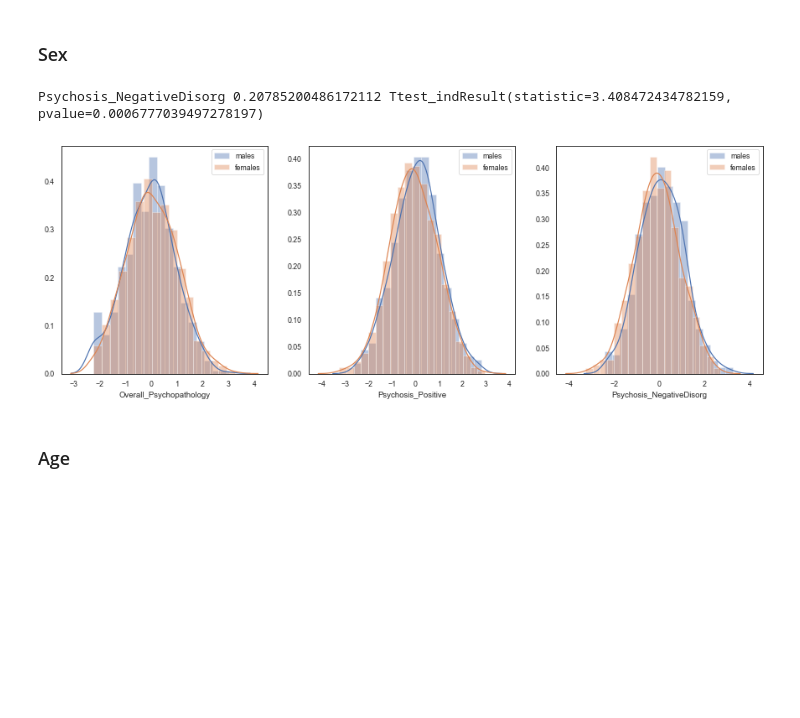
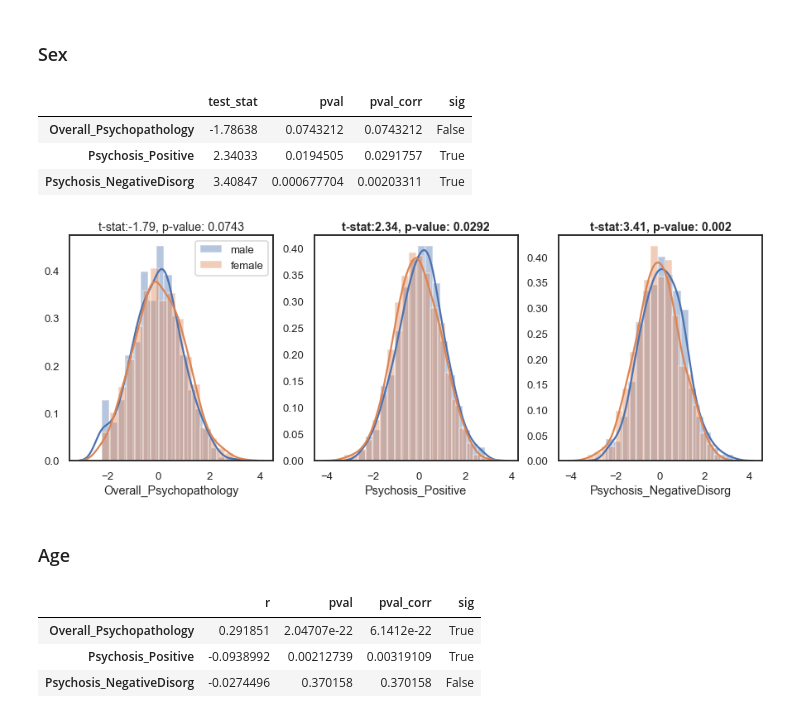
Before and after one commit to lindenmp/neurodev_cs_predictive, a Jupyter notebook: 1_code/3_results_sample_characteristics.ipynb, the cells around one changed output. Drawn from its saved outputs; the diff is of its cells as text; code cells hidden in the pictures; blank space fills up the shorter version.

```diff
--- a/1_code/3_results_sample_characteristics.ipynb
+++ b/1_code/3_results_sample_characteristics.ipynb
@@ -52,7 +55,7 @@ phenos_short = ['Ov. Psy.','Psy. (pos)','Psy. (neg)']
 # %%
 if not os.path.exists(figdir): os.makedirs(figdir)
 os.chdir(figdir)
-sns.set(style='white', context = 'paper', font_scale = 1)
+sns.set(style='white', context = 'talk', font_scale = 0.8)
 cmap = my_get_cmap('pair')
 # %% [markdown]
 ## Load data
@@ -77,27 +88,71 @@ df['ageAtScan1_Years'].std()
 3.4238927087439732
 # %% [markdown]
 ### Sex
+# %%
+stats = pd.DataFrame(index = phenos, columns = ['test_stat', 'pval'])
+
+for i, pheno in enumerate(phenos):
+    x = df.loc[df.loc[:,'sex'] == 1,pheno]
+    y = df.loc[df.loc[:,'sex'] == 2,pheno]
+
+    test_output = sp.stats.ttest_ind(x,y)
+    stats.loc[pheno,'test_stat'] = test_output[0]
+    stats.loc[pheno,'pval'] = test_output[1]
+
+stats.loc[:,'pval_corr'] = get_fdr_p(stats.loc[:,'pval'])
+stats.loc[:,'sig'] = stats.loc[:,'pval_corr'] < 0.05
+
+stats
+# %% [output]
+|  | test_stat | pval | pval_corr | sig |
+| Overall_Psychopathology | -1.78638 | 0.0743212 | 0.0743212 | False |
+| Psychosis_Positive | 2.34033 | 0.0194505 | 0.0291757 | True |
+| Psychosis_NegativeDisorg | 3.40847 | 0.000677704 | 0.00203311 | True |
 # %%
-f, ax = plt.subplots(1,3)
-f.set_figwidth(15)
+f, ax = plt.subplots(1,len(phenos))
+f.set_figwidth(len(phenos)*5)
 f.set_figheight(5)
 
 # sex: 1=male, 2=female
 for i, pheno in enumerate(phenos):
-    x = df.loc[df['sex'] == 1,pheno]
-    y = df.loc[df['sex'] == 2,pheno]
-    stats_output = sp.stats.ttest_ind(x,y)
-    if stats_output[1] < .05/len(phenos):
-        print(pheno, np.mean(x)-np.mean(y), stats_output)
+    x = df.loc[df.loc[:,'sex'] == 1,pheno]
+    sns.distplot(x, ax = ax[i], label = 'male')
 
-    sns.distplot(x, ax=ax[i], label = 'males')
-    sns.distplot(y, ax=ax[i], label = 'females')
-    ax[i].legend()
+    y = df.loc[df.loc[:,'sex'] == 2,pheno]
+    sns.distplot(y, ax = ax[i], label = 'female')
+
+    if i == 0:
+        ax[i].legend()
+    ax[i].set_xlabel(pheno)
+
+    if stats.loc[pheno,'sig']:
+        ax[i].set_title('t-stat:' + str(np.round(stats.loc[pheno,'test_stat'],2)) + ', p-value: ' + str(np.round(stats.loc[pheno,'pval_corr'],4)), fontweight="bold")
+    else:
+        ax[i].set_title('t-stat:' + str(np.round(stats.loc[pheno,'test_stat'],2)) + ', p-value: ' + str(np.round(stats.loc[pheno,'pval_corr'],4)))
 
 f.savefig(outfile_prefix+'symptoms_distributions_sex.png', dpi = 300, bbox_inches = 'tight', pad_inches = 0)
 # %% [output]
-Psychosis_NegativeDisorg 0.20785200486172112 Ttest_indResult(statistic=3.408472434782159, pvalue=0.0006777039497278197)
-[figure, old version]
+[figure, new version]
 # %% [markdown]
 ### Age
+# %%
+stats = pd.DataFrame(index = phenos, columns = ['r', 'pval'])
+
+x = df['ageAtScan1_Years']
+for i, pheno in enumerate(phenos):
+    y = df[pheno]
+    r,p = sp.stats.pearsonr(x,y)
+
+    stats.loc[pheno,'r'] = r
+    stats.loc[pheno,'pval'] = p
+
+stats.loc[:,'pval_corr'] = get_fdr_p(stats.loc[:,'pval'])
+stats.loc[:,'sig'] = stats.loc[:,'pval_corr'] < 0.05
+
+stats
+# %% [output]
+|  | r | pval | pval_corr | sig |
+| Overall_Psychopathology | 0.291851 | 2.04707e-22 | 6.1412e-22 | True |
+| Psychosis_Positive | -0.0938992 | 0.00212739 | 0.00319109 | True |
+| Psychosis_NegativeDisorg | -0.0274496 | 0.370158 | 0.370158 | False |
 # %%
```
Also changed, not shown: parts of 7 cells of this notebook, 1 other file.
